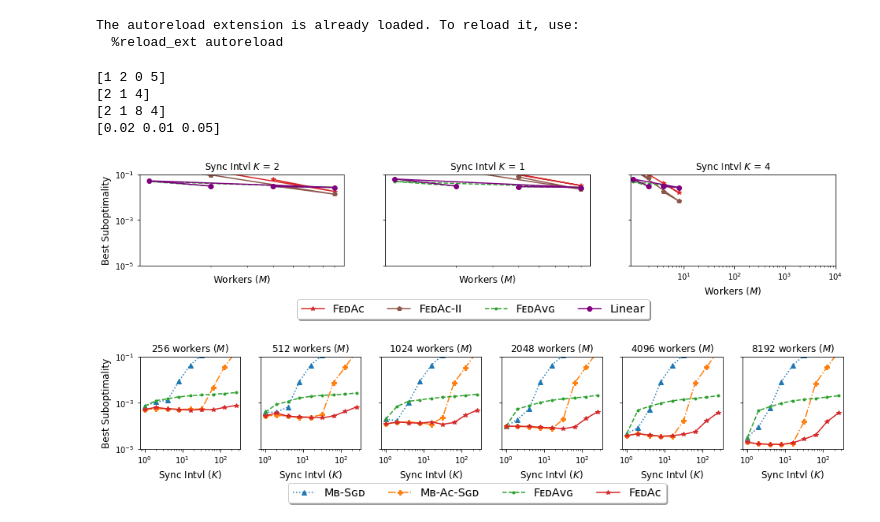
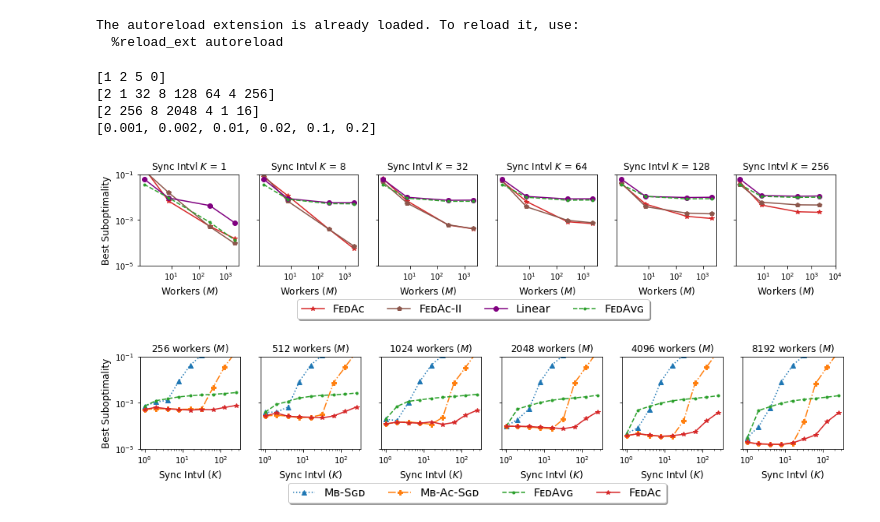
Before and after one commit to spiridonoff/FedAc-NeurIPS20, a Jupyter notebook: browse_figures.ipynb, the cells around one changed output. Saved outputs shown, nothing was run; the diff lists cells and outputs as text; code cells hidden in the pictures.

```diff
--- a/browse_figures.ipynb
+++ b/browse_figures.ipynb
@@ -39,7 +39,8 @@ df = expr_mgr.get_data_frame(reload=True)
 
 K_lst = df.K.unique() #np.array([1, 2, 4, 8, 16, 32, 64, 128, 256])
 M_lst = df.M.unique() #np.array([1, 2, 4, 8, 16, 32, 64, 128, 256, 512, 1024, 2048, 4096, 8192])
-eta_lst = df.eta.unique() #[0.001, 0.002, 0.01, 0.02, 0.05, 0.1, 0.2, 0.5, 1, 2, 5, 10]
+# eta_lst = df.eta.unique() #[0.001, 0.002, 0.01, 0.02, 0.05, 0.1, 0.2, 0.5, 1, 2, 5, 10]
+eta_lst = [0.001, 0.002, 0.01, 0.02, 0.1, 0.2]
 # df = df.loc[df['eta'].isin(eta_lst)]
 alg_lst = df.alg.unique() #np.array([3, 4, 0, 1])
 
@@ -51,13 +52,13 @@ print(eta_lst)
 ylim = (1e-5,1e-1)
 
 # M_sublst = M_lst[2:]
-K_sublst = K_lst
-M_sublst = M_lst #[2:]
+K_sublst = [1,8,32,64,128,256]
+M_sublst = [1,8,256,2048] #M_lst #[2:]
 # %% [output]
-[1 2 0 5]
-[2 1 4]
-[2 1 8 4]
-[0.02 0.01 0.05]
+[1 2 5 0]
+[2 1 32 8 128 64 4 256]
+[2 256 8 2048 4 1 16]
+[0.001, 0.002, 0.01, 0.02, 0.1, 0.2]
 # %%
 dataset, lambd, optimum = "a9a", 1e-4, 0.3245069255709821
 expr_mgr = ExprMgr(dataset, lambd)
@@ -86,34 +87,34 @@ df = df.loc[((df['eta'].isin(eta_lst)))]
 ylim = (1e-5, 1e-1)
 alg_lst = [3, 4, 0, 1]
 # %%
-fig, axes = plt.subplots(1, 3, sharex=True, sharey=True, figsize=(16, 2.9))
+fig, axes = plt.subplots(1, 6, sharex=True, sharey=True, figsize=(16, 2.9))
 # K_sublst = [1, 8, 32, 64, 128, 256]
 
 for axid, K in enumerate(K_sublst):
     ax = axes[axid]
     for lineid, alg in enumerate(alg_lst):
         if alg==5:
             print
         subopt_lst = []
         for M in M_sublst:
 #             print(M,K,alg)
             subopt = min(df.loc[(df['M']==M) & \
                             (df['K']==K) & \
                             (df['alg']==alg)].best_loss)-optimum
             subopt_lst.append(subopt)
         ax.loglog(M_sublst, subopt_lst, color=color[alg], linestyle=style[alg], marker=marker[alg], label=name[alg])
     ax.set_xlabel('Workers ($M$)', fontsize='large')
     ax.set_title(f'Sync Intvl $K$ = {K}', fontsize='large')
     ax.set_ylim(ylim)
     ax.set_xticks([1e1, 1e2, 1e3, 1e4])
 
 axes[0].set_ylabel(ylabel, fontsize='large')
 fig.subplots_adjust(bottom=0.32)
 handles, labels = ax.get_legend_handles_labels()
 fig.legend(handles, labels, loc='lower center', bbox_to_anchor=(0.42, -0.022), fancybox=True, ncol=len(alg_lst), shadow=True, fontsize='x-large')
 fig.savefig(fig_path / f'{expr_mgr.get_name()}_M_6blocks.pdf', bbox_inches= 'tight')
 # %% [output]
-[figure, old version]
+[figure, new version]
 # %%
 n_col = 6
 fig, axes = plt.subplots(1, n_col, sharex=True, sharey=True, figsize=(16, 2.9))
```
Also changed, not shown: 2 other files.
